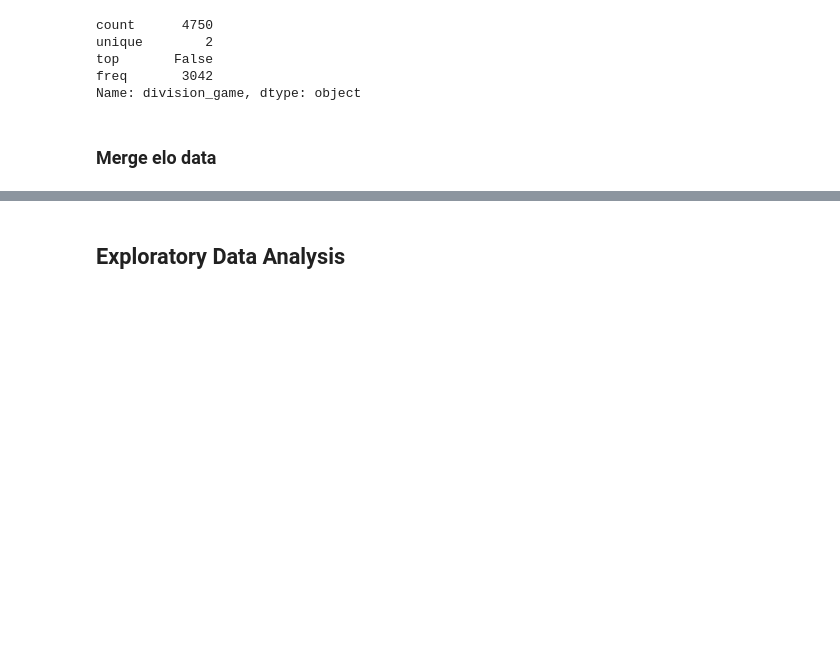
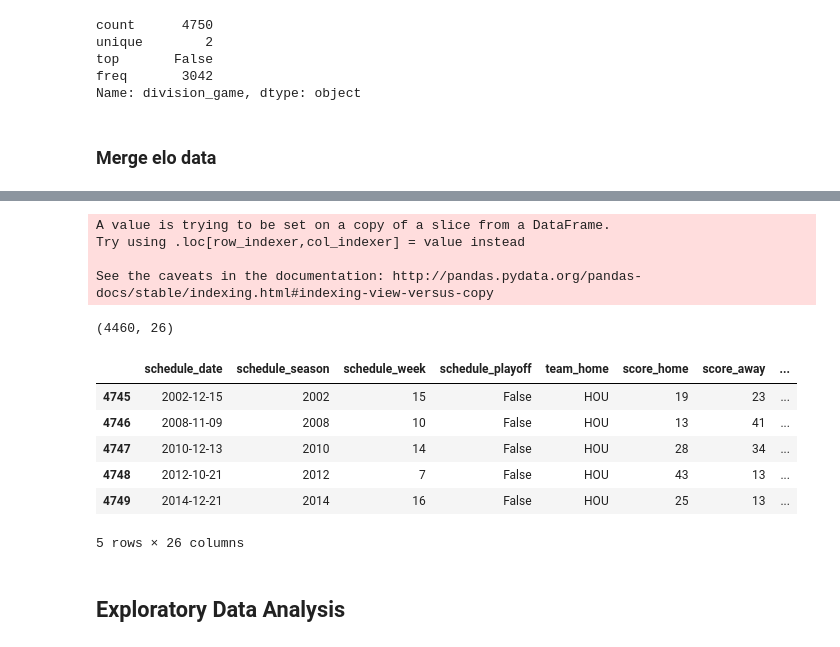
Before and after one commit to ukritw/nflprediction, a Jupyter notebook: DataPreprocessing.ipynb, the cells around one changed output, grey strips where cells are left out. Saved outputs shown, nothing was run; the diff lists cells and outputs as text; code cells hidden in the pictures; blank space fills up the shorter version.

Commit message:
Data Preprocessing - Merge Elo

```diff
--- a/DataPreprocessing.ipynb
+++ b/DataPreprocessing.ipynb
@@ -153,0 +148,5 @@ new_df.merge(games_elo2, left_on=['schedule_date', 'team_home', 'team_away'], ri
+# %%
+# new_df = new_df.merge(games_elo, left_on=['schedule_date', 'team_home', 'team_away'], right_on=['date', 'team1', 'team2'], how='left')
+# new_df = new_df.merge(games_elo2, left_on=['schedule_date', 'team_home', 'team_away'], right_on=['date', 'team1', 'team2'], how='left')
+new_df = new_df.merge(games_elo2[['date', 'team1', 'team2', 'elo_prob1', 'elo_prob2']], left_on=['schedule_date', 'team_home', 'team_away'], right_on=['date', 'team1', 'team2'], how='left')
+new_df.head()
@@ -154,2 +173,23 @@ new_df.merge(games_elo2, left_on=['schedule_date', 'team_home', 'team_away'], ri
 # %%
 # new_df[new_df["elo_prob1"].isnull()]
+# %%
+# separating merged columns into x and y cols
+x_cols = ['date_x', 'team1_x', 'team2_x', 'elo_prob1_x', 'elo_prob2_x']
+y_cols = ['date_y', 'team1_y', 'team2_y', 'elo_prob1_y','elo_prob2_y']
+
+# filling null values for games_elo merged cols
+for x, y in zip(x_cols, y_cols):
+    new_df[x] = new_df[x].fillna(new_df[y])
+
+# removing y_cols from dataframe
+new_df = new_df[['schedule_date', 'schedule_season', 'schedule_week',
+       'schedule_playoff', 'team_home', 'score_home', 'score_away',
+       'team_away', 'team_favorite_id', 'spread_favorite',
+       'over_under_line', 'stadium', 'stadium_neutral',
+       'weather_temperature', 'weather_wind_mph', 'weather_humidity',
+       'weather_detail', 'team_home_division', 'team_away_division',
+       'division_game', 'date_x', 'team1_x', 'team2_x', 'elo_prob1_x',
+       'elo_prob2_x']]
+
+# remove _x ending from column names
+new_df.columns = new_df.columns.str.replace('_x', '')
@@ -156,3 +218,28 @@ new_df.merge(games_elo2, left_on=['schedule_date', 'team_home', 'team_away'], ri
+# %%
+# Drop column where there are eno Elo information
+new_df = new_df.dropna(subset=['elo_prob1', 'elo_prob2'])
+# %%
+# creating result column df.loc[(df.score_home > df.score_away), 'result'
+new_df['result'] = (new_df.score_home > new_df.score_away).astype(int)
+# %% [output]
+A value is trying to be set on a copy of a slice from a DataFrame.
+Try using .loc[row_indexer,col_indexer] = value instead
+
+See the caveats in the documentation: http://pandas.pydata.org/pandas-docs/stable/indexing.html#indexing-view-versus-copy
+# %%
+new_df.shape
+# %% [output]
+(4460, 26)
+# %%
+new_df.tail()
+# %% [output]
+|  | schedule_date | schedule_season | schedule_week | schedule_playoff | team_home | score_home | score_away | ... |
+| 4745 | 2002-12-15 | 2002 | 15 | False | HOU | 19 | 23 | ... |
+| 4746 | 2008-11-09 | 2008 | 10 | False | HOU | 13 | 41 | ... |
+| 4747 | 2010-12-13 | 2010 | 14 | False | HOU | 28 | 34 | ... |
+| 4748 | 2012-10-21 | 2012 | 7 | False | HOU | 43 | 13 | ... |
+| 4749 | 2014-12-21 | 2014 | 16 | False | HOU | 25 | 13 | ... |
+5 rows × 26 columns
 # %% [markdown]
 ## Exploratory Data Analysis
 # %%
```
Also changed, not shown: parts of 10 cells of this notebook.
